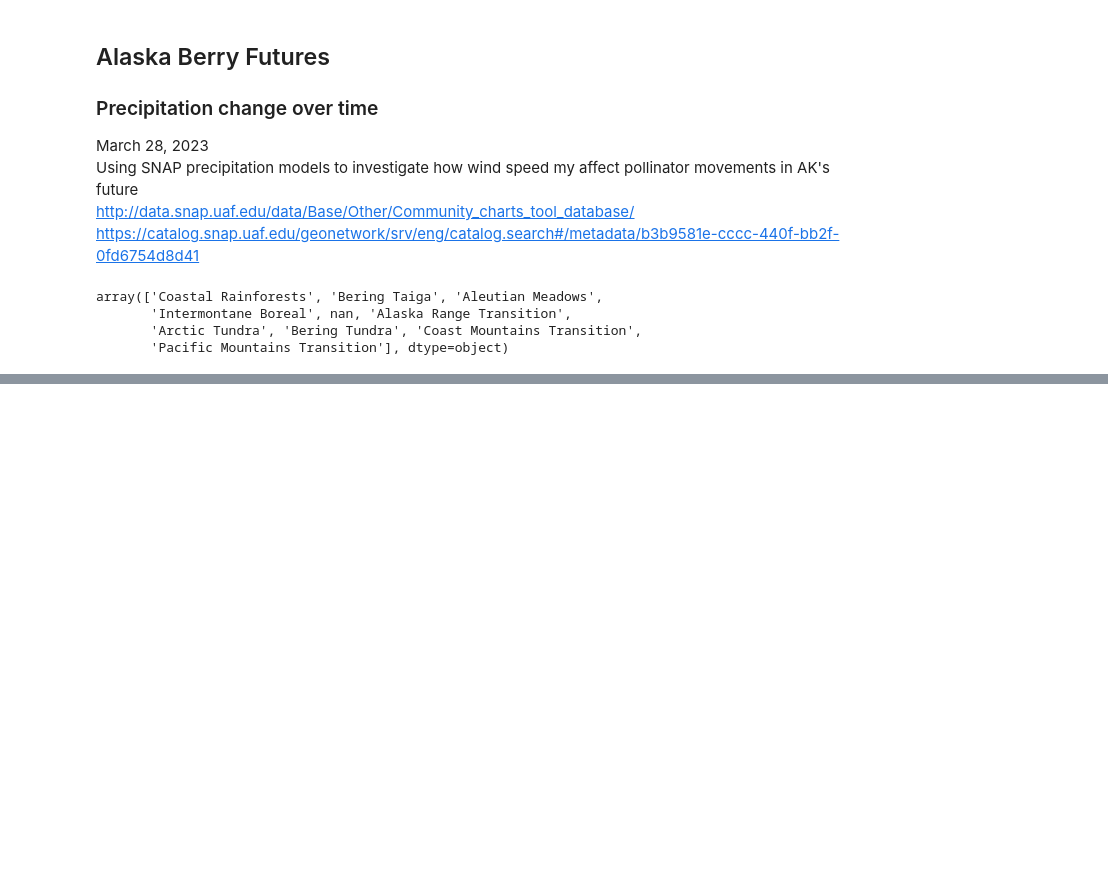
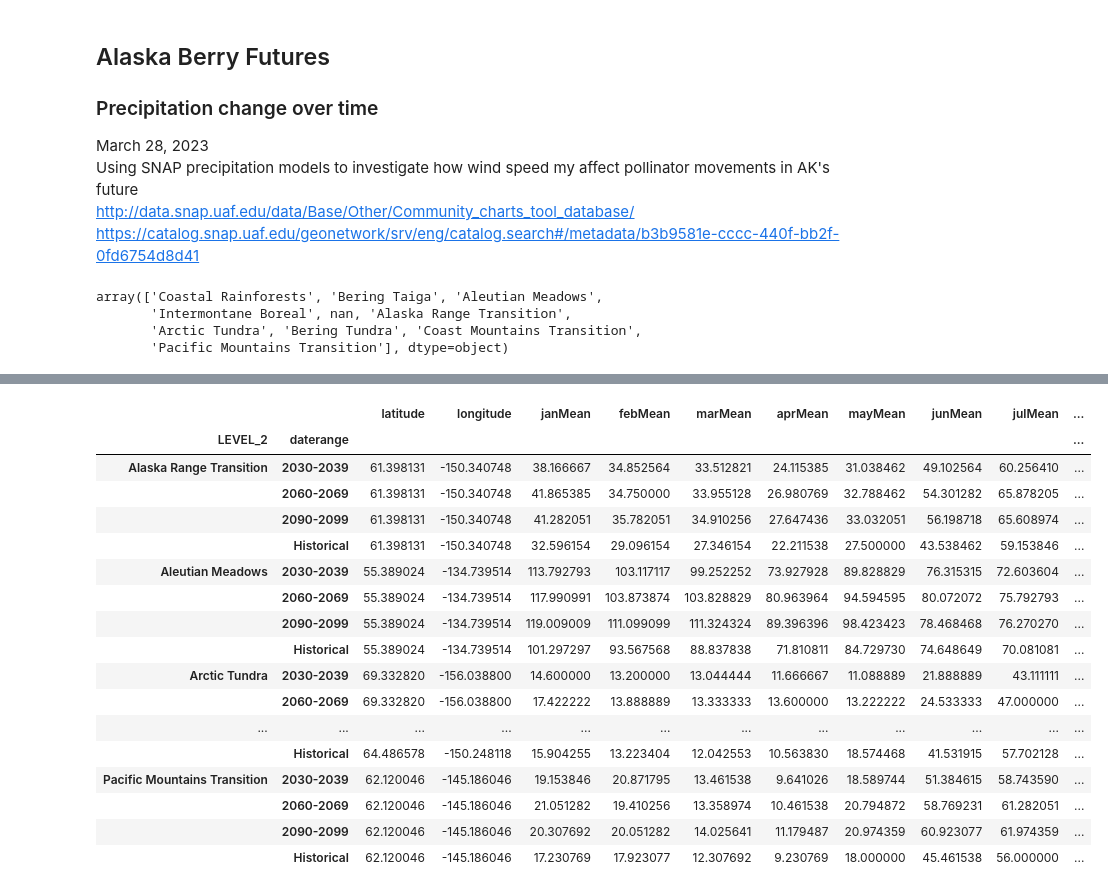
Before and after one commit to LVParkinson/Alaska-Berry-Futures, a Jupyter notebook: 2023.02.16_AK precipitation.ipynb, the cells around one changed output, grey strips where cells are left out. Saved outputs shown, nothing was run; the diff lists cells and outputs as text; code cells hidden in the pictures; blank space fills up the shorter version.

```diff
--- a/2023.02.16_AK precipitation.ipynb
+++ b/2023.02.16_AK precipitation.ipynb
@@ -80,5 +83,26 @@ AK_precip
 # %%
 regional_precip = AK_precip.groupby(['LEVEL_2','daterange']).mean().copy()#.reset_index().copy()
+# %%
+regional_precip
+# %% [output]
+|  |  | latitude | longitude | janMean | febMean | marMean | aprMean | mayMean | junMean | julMean | ... |
+| LEVEL_2 | daterange |  |  |  |  |  |  |  |  |  | ... |
+| Alaska Range Transition | 2030-2039 | 61.398131 | -150.340748 | 38.166667 | 34.852564 | 33.512821 | 24.115385 | 31.038462 | 49.102564 | 60.256410 | ... |
+|  | 2060-2069 | 61.398131 | -150.340748 | 41.865385 | 34.750000 | 33.955128 | 26.980769 | 32.788462 | 54.301282 | 65.878205 | ... |
+|  | 2090-2099 | 61.398131 | -150.340748 | 41.282051 | 35.782051 | 34.910256 | 27.647436 | 33.032051 | 56.198718 | 65.608974 | ... |
+|  | Historical | 61.398131 | -150.340748 | 32.596154 | 29.096154 | 27.346154 | 22.211538 | 27.500000 | 43.538462 | 59.153846 | ... |
+| Aleutian Meadows | 2030-2039 | 55.389024 | -134.739514 | 113.792793 | 103.117117 | 99.252252 | 73.927928 | 89.828829 | 76.315315 | 72.603604 | ... |
+|  | 2060-2069 | 55.389024 | -134.739514 | 117.990991 | 103.873874 | 103.828829 | 80.963964 | 94.594595 | 80.072072 | 75.792793 | ... |
+|  | 2090-2099 | 55.389024 | -134.739514 | 119.009009 | 111.099099 | 111.324324 | 89.396396 | 98.423423 | 78.468468 | 76.270270 | ... |
+|  | Historical | 55.389024 | -134.739514 | 101.297297 | 93.567568 | 88.837838 | 71.810811 | 84.729730 | 74.648649 | 70.081081 | ... |
+| Arctic Tundra | 2030-2039 | 69.332820 | -156.038800 | 14.600000 | 13.200000 | 13.044444 | 11.666667 | 11.088889 | 21.888889 | 43.111111 | ... |
+|  | 2060-2069 | 69.332820 | -156.038800 | 17.422222 | 13.888889 | 13.333333 | 13.600000 | 13.222222 | 24.533333 | 47.000000 | ... |
+| ... | ... | ... | ... | ... | ... | ... | ... | ... | ... | ... | ... |
+|  | Historical | 64.486578 | -150.248118 | 15.904255 | 13.223404 | 12.042553 | 10.563830 | 18.574468 | 41.531915 | 57.702128 | ... |
+| Pacific Mountains Transition | 2030-2039 | 62.120046 | -145.186046 | 19.153846 | 20.871795 | 13.461538 | 9.641026 | 18.589744 | 51.384615 | 58.743590 | ... |
+|  | 2060-2069 | 62.120046 | -145.186046 | 21.051282 | 19.410256 | 13.358974 | 10.461538 | 20.794872 | 58.769231 | 61.282051 | ... |
+|  | 2090-2099 | 62.120046 | -145.186046 | 20.307692 | 20.051282 | 14.025641 | 11.179487 | 20.974359 | 60.923077 | 61.974359 | ... |
+|  | Historical | 62.120046 | -145.186046 | 17.230769 | 17.923077 | 12.307692 | 9.230769 | 18.000000 | 45.461538 | 56.000000 | ... |
 # %%
 regional_precip = regional_precip.drop(columns=['longitude','latitude']).reset_index()
 # %%
```
Also changed, not shown: parts of 5 cells of this notebook.
